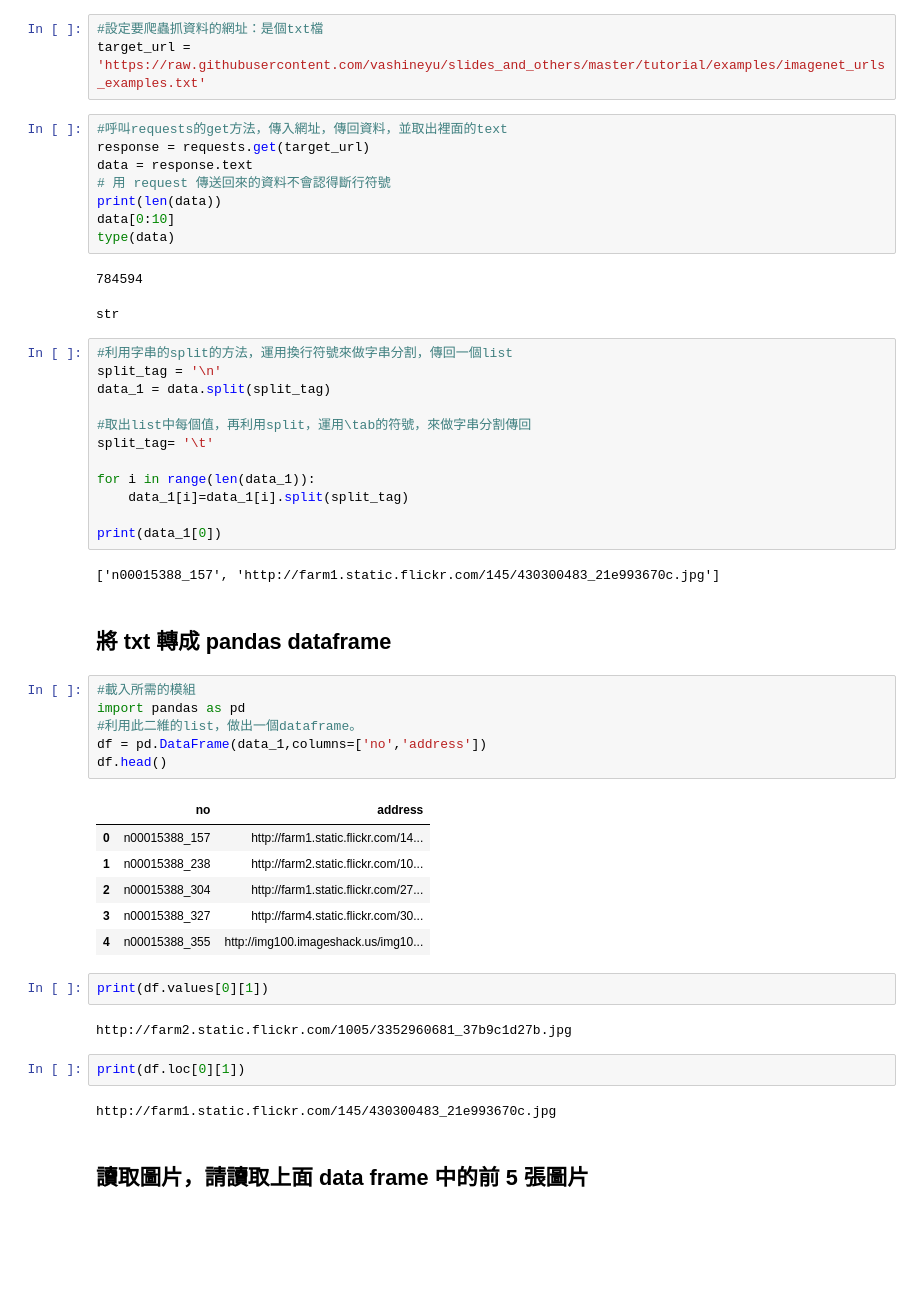
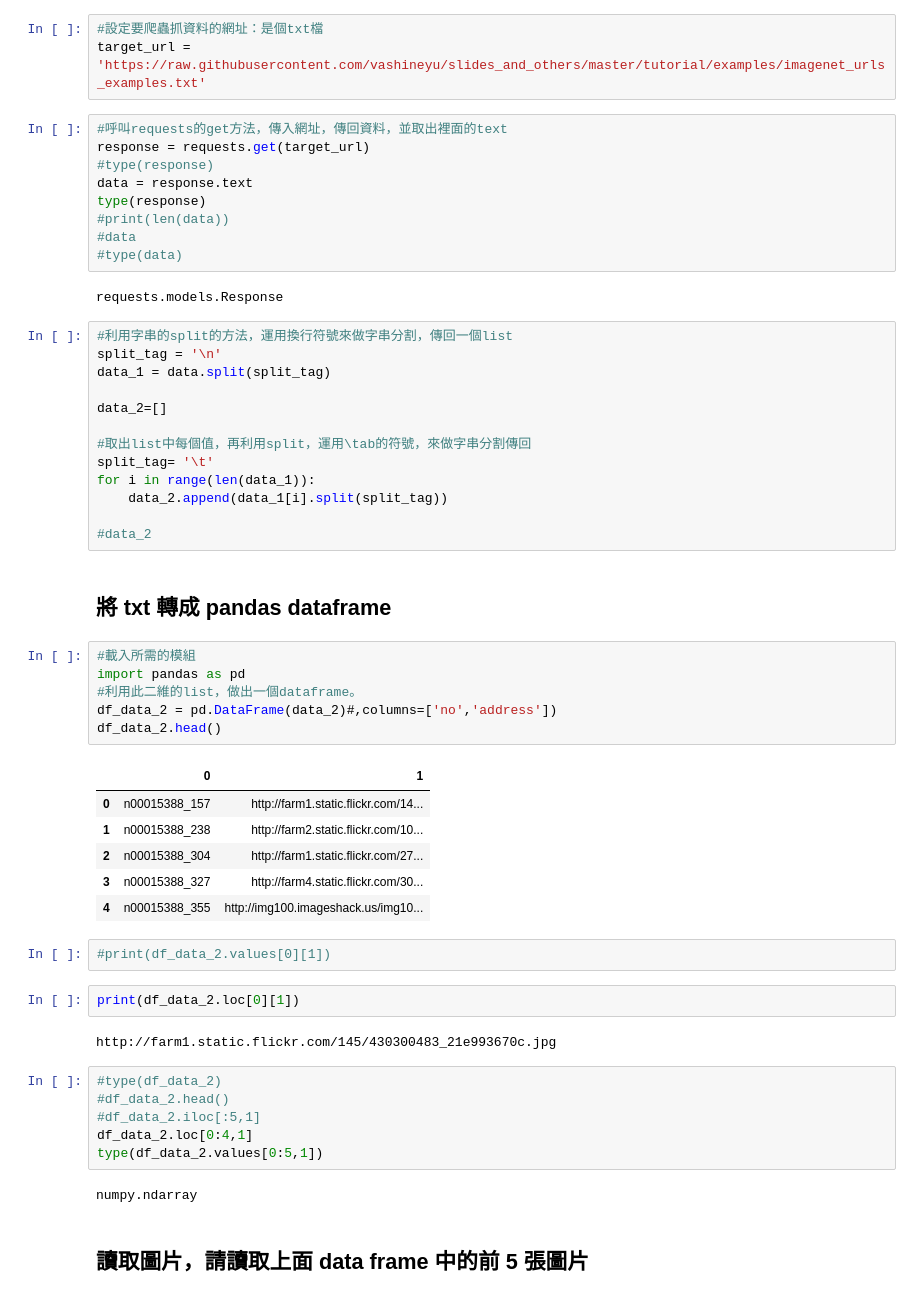
Before and after one commit to sunnywin99/3rd-ML100Days, a Jupyter notebook: homework/Day_005-2_HW.ipynb, the cells around one changed output. Cells and saved outputs as stored; diff of their text form; blank space fills up the shorter version.

```diff
--- a/homework/Day_005-2_HW.ipynb
+++ b/homework/Day_005-2_HW.ipynb
@@ -22,51 +22,56 @@ target_url = 'https://raw.githubusercontent.com/vashineyu/slides_and_others/mast
 # %%
 #呼叫requests的get方法，傳入網址，傳回資料，並取出裡面的text
 response = requests.get(target_url)
+#type(response)
 data = response.text
-# 用 request 傳送回來的資料不會認得斷行符號
-print(len(data))
-data[0:10]
-type(data)
+type(response)
+#print(len(data))
+#data
+#type(data)
 # %% [output]
-784594
+requests.models.Response
-str
 # %%
 #利用字串的split的方法，運用換行符號來做字串分割，傳回一個list
 split_tag = '\n'
 data_1 = data.split(split_tag)
 
+data_2=[]
+
 #取出list中每個值，再利用split，運用\tab的符號，來做字串分割傳回
 split_tag= '\t'
+for i in range(len(data_1)):
+    data_2.append(data_1[i].split(split_tag))
 
-for i in range(len(data_1)):
-    data_1[i]=data_1[i].split(split_tag)
-
-print(data_1[0])
+#data_2
-# %% [output]
-['n00015388_157', 'http://farm1.static.flickr.com/145/430300483_21e993670c.jpg']
 # %% [markdown]
 ## 將 txt 轉成 pandas dataframe
 # %%
 #載入所需的模組
 import pandas as pd
 #利用此二維的list，做出一個dataframe。
-df = pd.DataFrame(data_1,columns=['no','address'])
-df.head()
+df_data_2 = pd.DataFrame(data_2)#,columns=['no','address'])
+df_data_2.head()
 # %% [output]
-|  | no | address |
+|  | 0 | 1 |
 | 0 | n00015388_157 | http://farm1.static.flickr.com/14... |
 | 1 | n00015388_238 | http://farm2.static.flickr.com/10... |
 | 2 | n00015388_304 | http://farm1.static.flickr.com/27... |
 | 3 | n00015388_327 | http://farm4.static.flickr.com/30... |
 | 4 | n00015388_355 | http://img100.imageshack.us/img10... |
+# %%
+#print(df_data_2.values[0][1])
 # %%
-print(df.values[0][1])
+print(df_data_2.loc[0][1])
 # %% [output]
-http://farm2.static.flickr.com/1005/3352960681_37b9c1d27b.jpg
+http://farm1.static.flickr.com/145/430300483_21e993670c.jpg
-# %%
-print(df.loc[0][1])
-# %% [output]
-http://farm1.static.flickr.com/145/430300483_21e993670c.jpg
+# %%
+#type(df_data_2)
+#df_data_2.head()
+#df_data_2.iloc[:5,1]
+df_data_2.loc[0:4,1]
+type(df_data_2.values[0:5,1])
+# %% [output]
+numpy.ndarray
 # %% [markdown]
 ## 讀取圖片，請讀取上面 data frame 中的前 5 張圖片
 # %%
```
Also changed, not shown: parts of 4 cells of this notebook.
